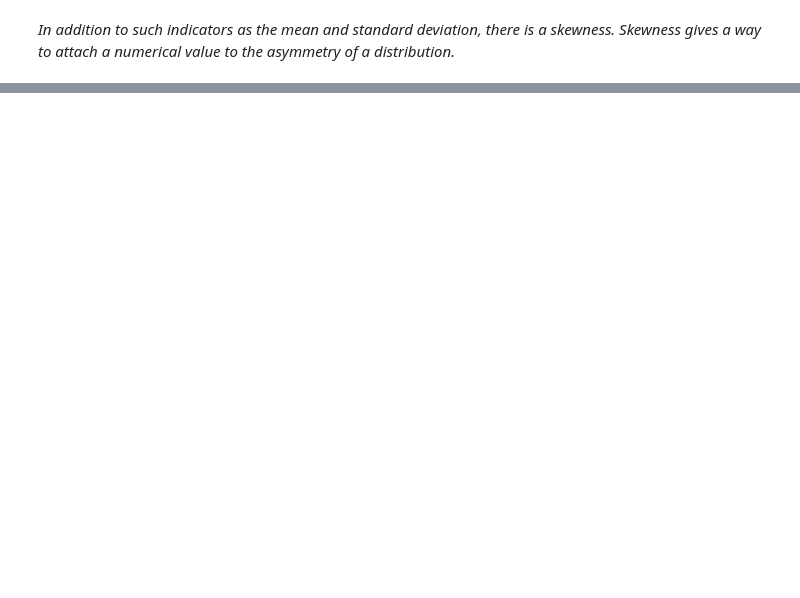
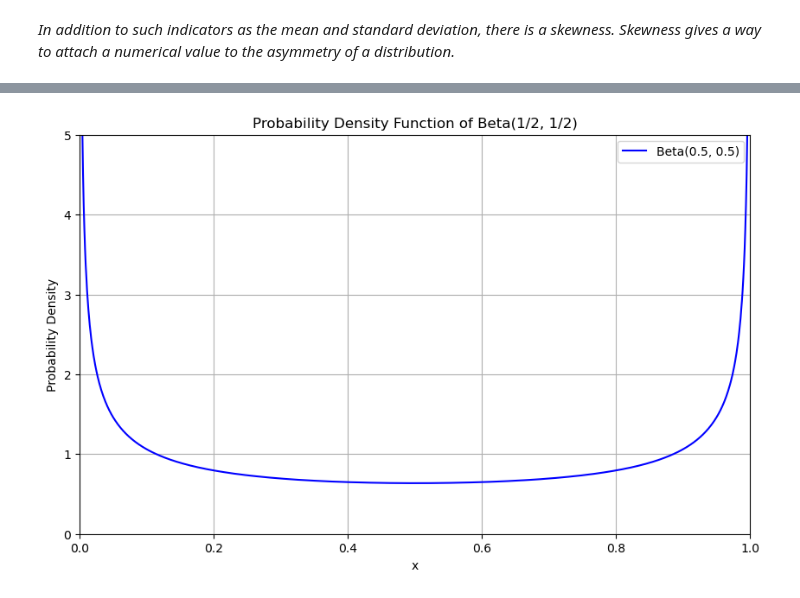
Before and after one commit to Andrej-Ilin/girafe, a Jupyter notebook: Probability_Home_Assignment/Last_HW.ipynb, the cells around one changed output, grey strips where cells are left out. Cells and saved outputs as stored; diff of their text form; code cells hidden in the pictures; blank space fills up the shorter version.

```diff
--- a/Probability_Home_Assignment/Last_HW.ipynb
+++ b/Probability_Home_Assignment/Last_HW.ipynb
@@ -102,3 +107,34 @@ $$
 \text{Kurtosis} = \left(\frac{3/16}{(1/8)^2}\right) - 3 = \left(\frac{3/16}{1/64}\right) - 3 = \left(\frac{3}{16} \times 64\right) - 3 = 12 - 3 = 9
 $$
 Therefore, the kurtosis of the Beta(1/2, 1/2) distribution is 9.
+# %%
+import numpy as np
+import matplotlib.pyplot as plt
+from scipy.stats import beta
+
+# Define the parameters for the Beta distribution
+a = 0.5
+b = 0.5
+
+# Create an array of x values from 0 to 1
+x = np.linspace(0, 1, 1000)
+
+# Calculate the PDF of the Beta distribution
+pdf = beta.pdf(x, a, b)
+
+# Create the plot
+plt.figure(figsize=(10, 6))
+plt.plot(x, pdf, label=f'Beta({a}, {b})', color='blue')
+plt.title('Probability Density Function of Beta(1/2, 1/2)')
+plt.xlabel('x')
+plt.ylabel('Probability Density')
+plt.axhline(0, color='black', lw=0.5, ls='--')
+plt.axvline(0, color='black', lw=0.5, ls='--')
+plt.axvline(1, color='black', lw=0.5, ls='--')
+plt.xlim(0, 1)
+plt.ylim(0, 5)
+plt.legend()
+plt.grid()
+plt.show()
+# %% [output]
+[figure, added]
```
Also changed, not shown: parts of 19 cells of this notebook.
